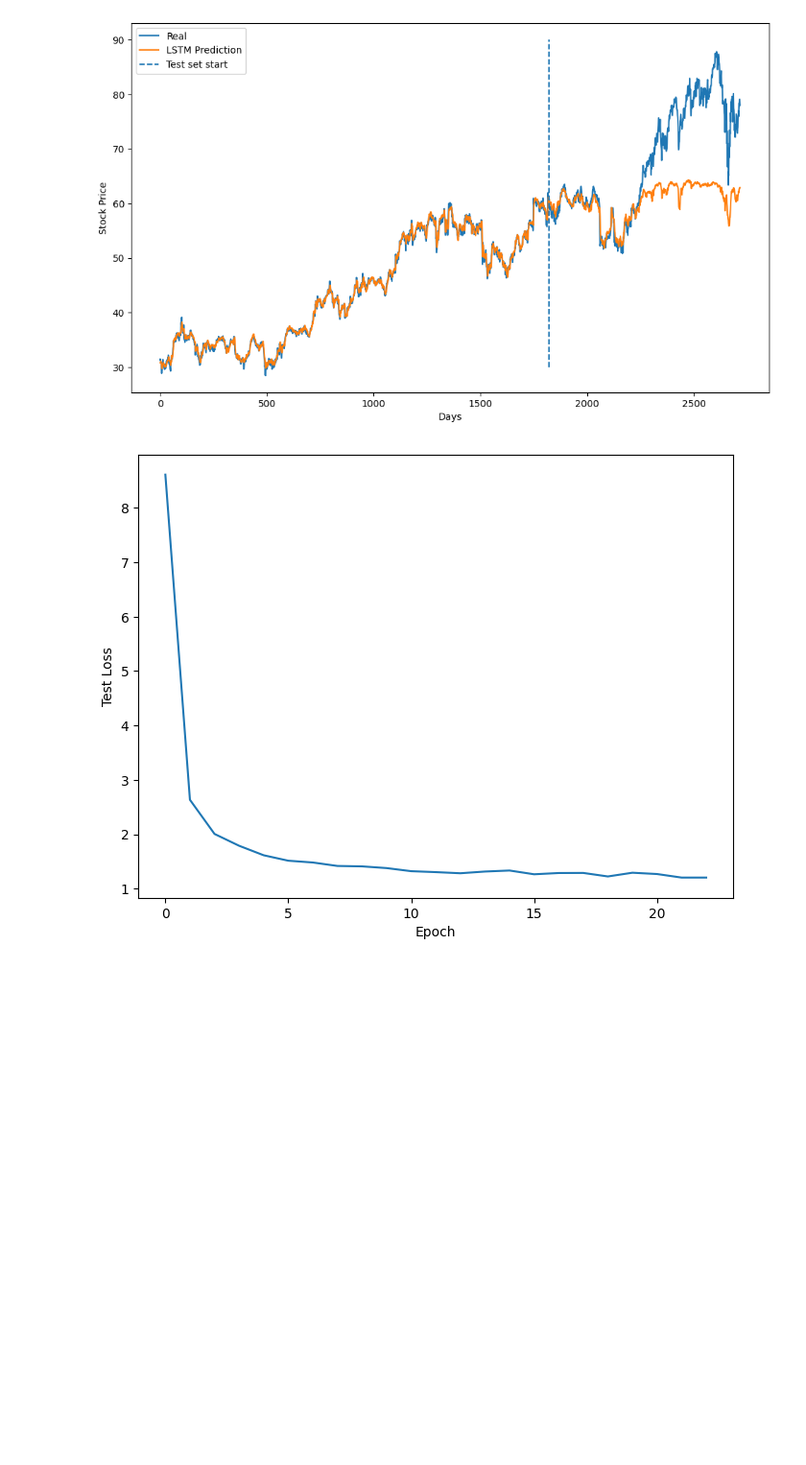
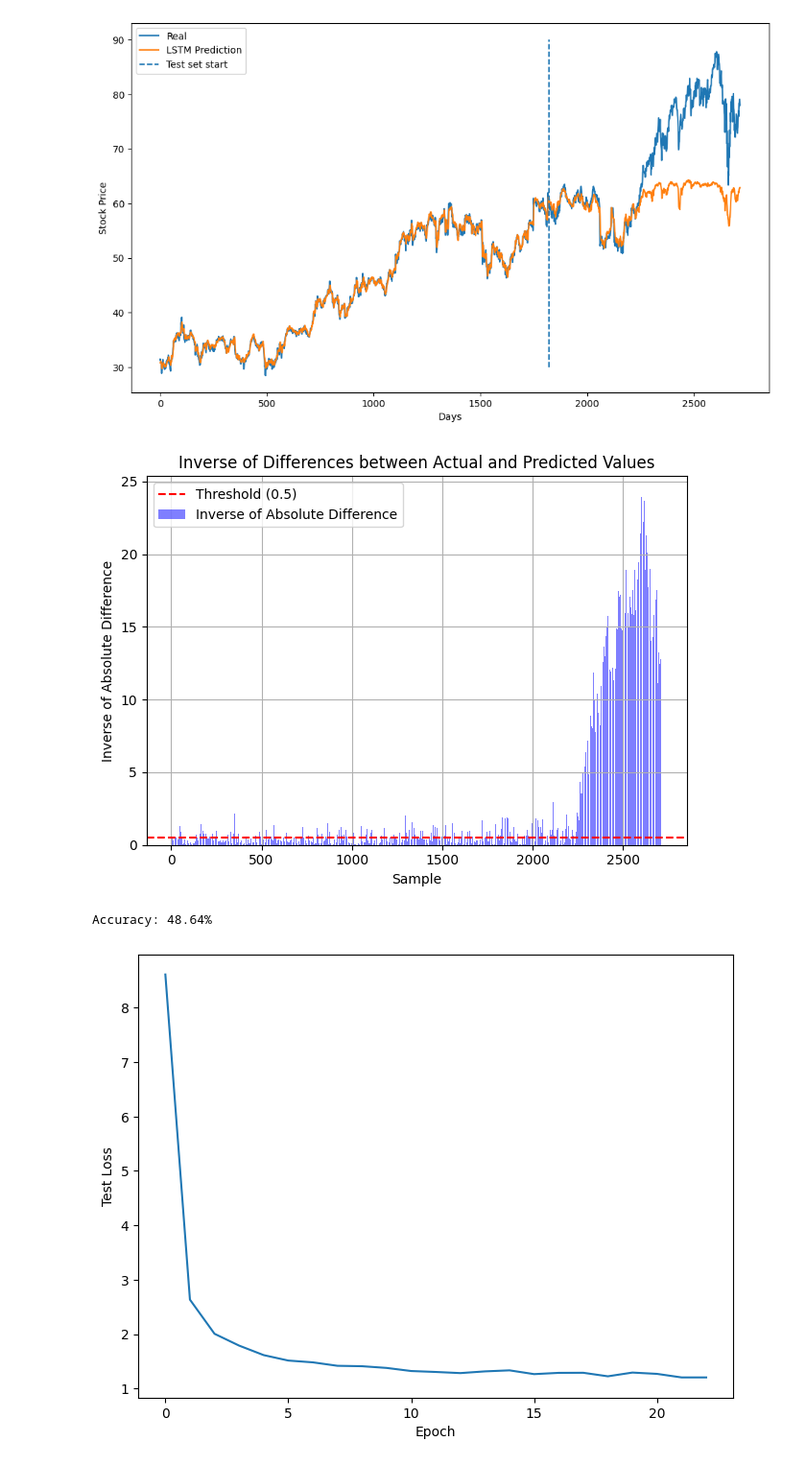
Before and after one commit to Jordi008/QLSTM, a Jupyter notebook: QLSTM_Functional.ipynb, the cells around one changed output. Shown at 96% size. Drawn from its saved outputs; the diff is of its cells as text; code cells hidden in the pictures; blank space fills up the shorter version.

```diff
--- a/QLSTM_Functional.ipynb
+++ b/QLSTM_Functional.ipynb
@@ -341,6 +355,53 @@ plt.legend()
 plt.show()
 # %% [output]
 [figure]
+# %%
+import numpy as np
+import matplotlib.pyplot as plt
+
+def calculate_accuracy(y_true, y_pred, threshold=0.1):
+    """
+    Calculates accuracy based on a specific threshold.
+
+    Args:
+    - y_true (numpy array): The actual time series.
+    - y_pred (numpy array): The predicted time series.
+    - threshold (float): The threshold to determine if a prediction is correct.
+
+    Returns:
+    - float: The accuracy value.
+    """
+    # Calculate the absolute differences between the actual and predicted values
+    absolute_differences = np.abs(y_true - y_pred)
+
+    # Calculate the inverse of the absolute differences
+    inverse_differences = 1.0 / (absolute_differences + 1e-10)  # Added a small epsilon to avoid division by zero
+
+    # Calculate a boolean mask for correct predictions
+    correct_predictions = absolute_differences < threshold
+
+    # Calculate the accuracy
+    accuracy = np.mean(correct_predictions)
+
+    # Plot the accuracies over time
+    plt.bar(range(1, len(inverse_differences)), absolute_differences, color='b', alpha=0.5, label='Inverse of Absolute Difference')
+    plt.axhline(threshold, color='r', linestyle='--', label=f'Threshold ({threshold})')
+    plt.xlabel('Sample')
+    plt.ylabel('Inverse of Absolute Difference')
+    plt.title('Inverse of Differences between Actual and Predicted Values')
+    plt.legend()
+    plt.grid(True)  # Add a grid
+    plt.tight_layout()  # Automatically adjust the layout
+    plt.show()
+
+    return accuracy
+
+# Example of usage
+accuracy = calculate_accuracy(df_out["Close_lead1"].to_numpy(), df_out["Model forecast"].to_numpy(), threshold=0.5)
+print(f"Accuracy: {accuracy * 100:.2f}%")
+# %% [output]
+[figure, added]
+Accuracy: 48.64%
 # %%
 plt.figure(figsize=(8, 6))
 plt.plot(range(0, 22), classical_loss_test)
```
Also changed, not shown: parts of 59 cells of this notebook, 4 other files.
